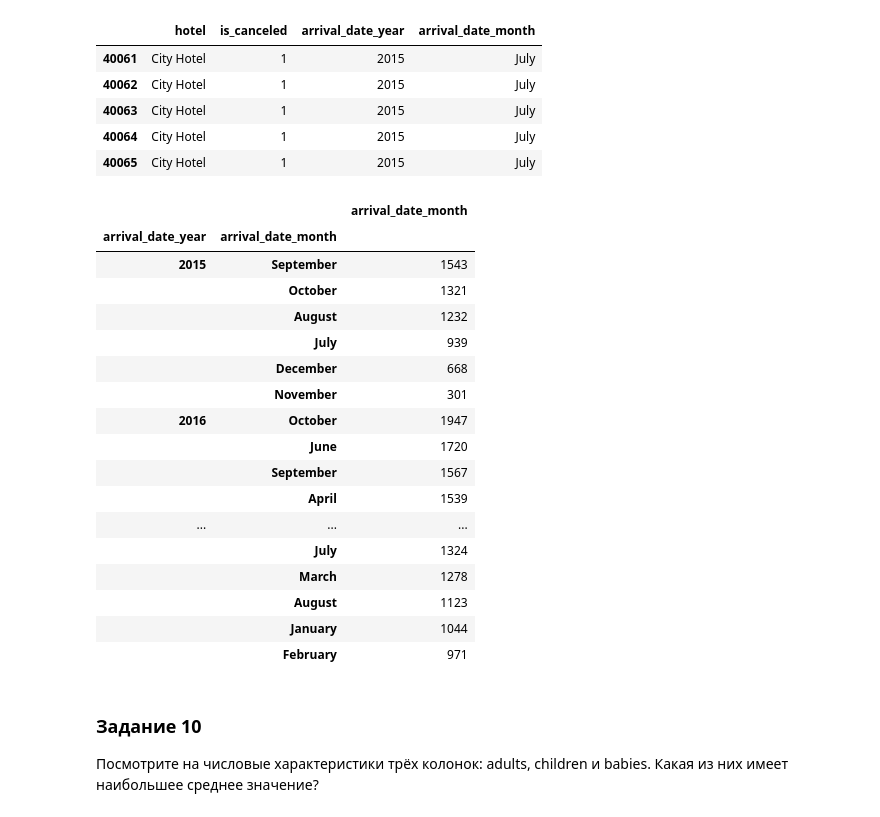
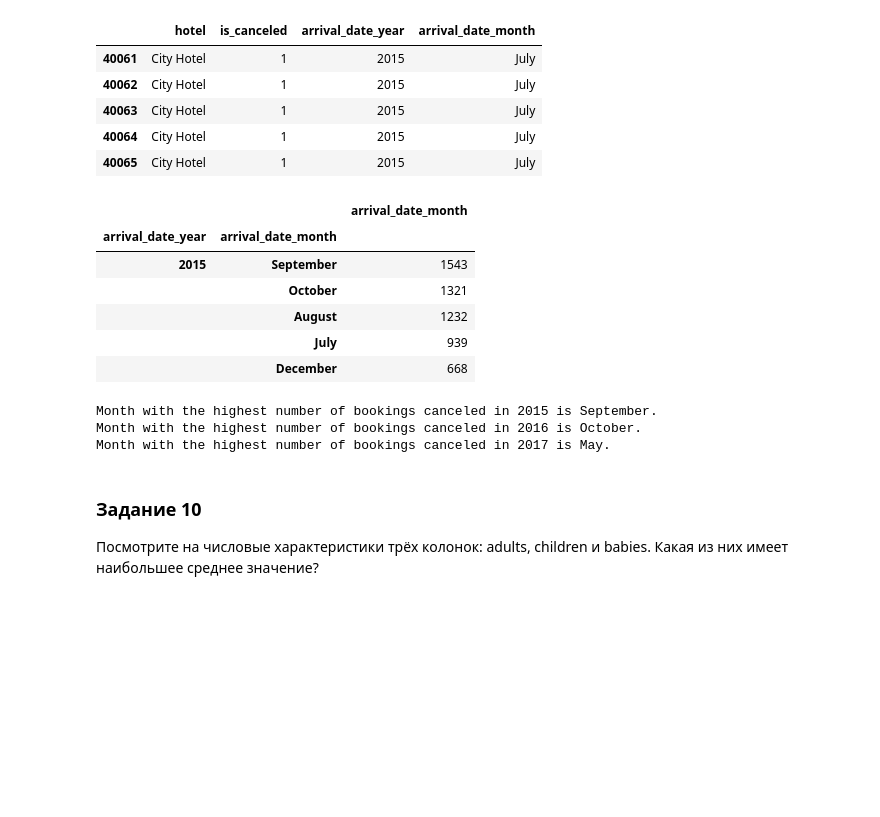
Before and after one commit to iegorushkin/data_analyst-karpov.courses, a Jupyter notebook: python_miniprojects/miniproject_1.ipynb, the cells around one changed output. Saved outputs shown, nothing was run; the diff lists cells and outputs as text; code cells hidden in the pictures; blank space fills up the shorter version.

```diff
--- a/python_miniprojects/miniproject_1.ipynb
+++ b/python_miniprojects/miniproject_1.ipynb
@@ -39,10 +35,9 @@
 import pandas as pd
 import numpy as np
 
-path_to_file = 'bookings.csv'
+path_to_file = r'Data/bookings.csv'
 bookings = pd.read_csv(path_to_file, sep=';')
-bookings_head = bookings.head(7)
-bookings_head
+bookings.head()
 # %% [output]
 |  | Hotel | Is Canceled | Lead Time | arrival full date | Arrival Date Year | Arrival Date Month | ... |
 | 0 | Resort Hotel | 0 | 342 | 2015-07-01 | 2015 | July | ... |
@@ -231,8 +216,8 @@ bookings.head()
 | 4 | Resort Hotel | 0 | 14 | 2015-07-01 | 2015 | July | ... |
 5 rows × 21 columns
 # %%
-temp_df = bookings[['hotel', 'is_canceled', 'arrival_date_year', 'arrival_date_month']]
-temp_df.head()
+new_df = bookings[['hotel', 'is_canceled', 'arrival_date_year', 'arrival_date_month']]
+new_df.head()
 # %% [output]
 |  | hotel | is_canceled | arrival_date_year | arrival_date_month |
 | 0 | Resort Hotel | 0 | 2015 | July |
@@ -241,8 +226,8 @@ temp_df.head()
 | 3 | Resort Hotel | 0 | 2015 | July |
 | 4 | Resort Hotel | 0 | 2015 | July |
 # %%
-temp_df = temp_df[(temp_df['hotel']=='City Hotel') & (temp_df['is_canceled']==1)]
-temp_df.head()
+new_df = new_df[(new_df['hotel']=='City Hotel') & (new_df['is_canceled']==1)]
+new_df.head()
 # %% [output]
 |  | hotel | is_canceled | arrival_date_year | arrival_date_month |
 | 40061 | City Hotel | 1 | 2015 | July |
@@ -251,26 +236,28 @@ temp_df.head()
 | 40064 | City Hotel | 1 | 2015 | July |
 | 40065 | City Hotel | 1 | 2015 | July |
 # %%
-temp_df.groupby(by='arrival_date_year').agg({'arrival_date_month': 'value_counts'})
+new_df = new_df.groupby(by='arrival_date_year') \
+    .agg({'arrival_date_month': 'value_counts'})
+new_df.head()
 # %% [output]
 |  |  | arrival_date_month |
 | arrival_date_year | arrival_date_month |  |
 | 2015 | September | 1543 |
 |  | October | 1321 |
 |  | August | 1232 |
 |  | July | 939 |
 |  | December | 668 |
-|  | November | 301 |
-| 2016 | October | 1947 |
-|  | June | 1720 |
-|  | September | 1567 |
-|  | April | 1539 |
-| ... | ... | ... |
-|  | July | 1324 |
-|  | March | 1278 |
-|  | August | 1123 |
-|  | January | 1044 |
-|  | February | 971 |
+# %%
+print("Month with the highest number of bookings canceled in 2015 is "
+      + f"{new_df.loc[2015].idxmax().values[0]}.")
+print("Month with the highest number of bookings canceled in 2016 is "
+      + f"{new_df.loc[2016].idxmax().values[0]}.")
+print("Month with the highest number of bookings canceled in 2017 is "
+      + f"{new_df.loc[2017].idxmax().values[0]}.")
+# %% [output]
+Month with the highest number of bookings canceled in 2015 is September.
+Month with the highest number of bookings canceled in 2016 is October.
+Month with the highest number of bookings canceled in 2017 is May.
 # %% [markdown]
 ### Задание 10
 Посмотрите на числовые характеристики трёх колонок: adults, children и babies. Какая из них имеет наибольшее среднее значение?
```
Also changed, not shown: parts of 23 cells of this notebook, 1 other file.
